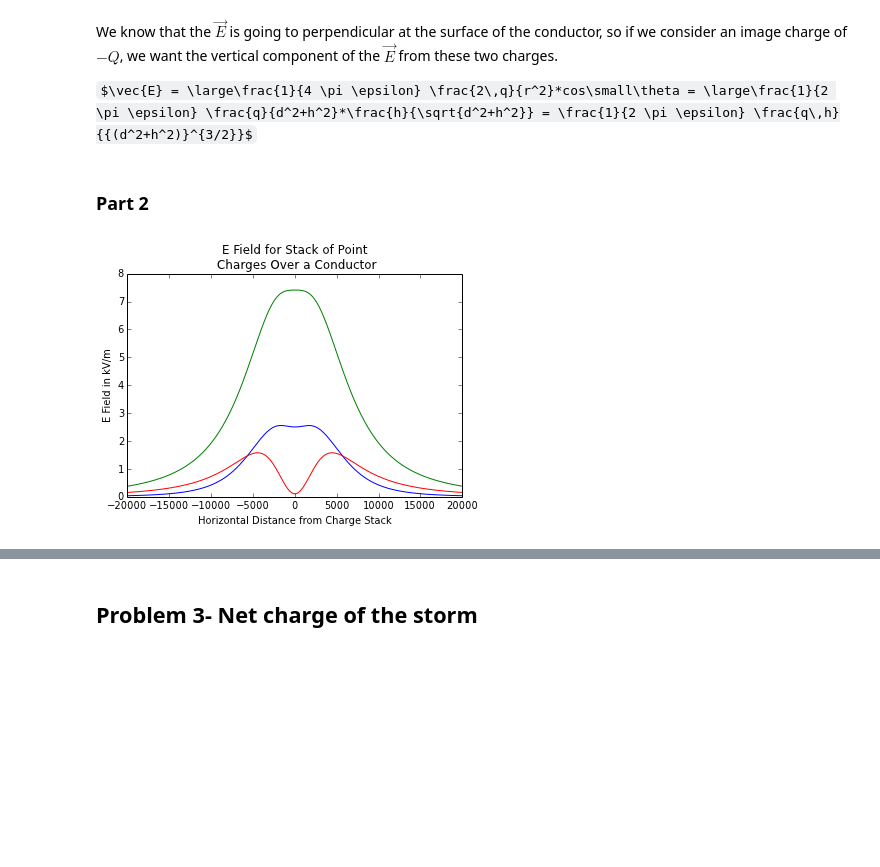
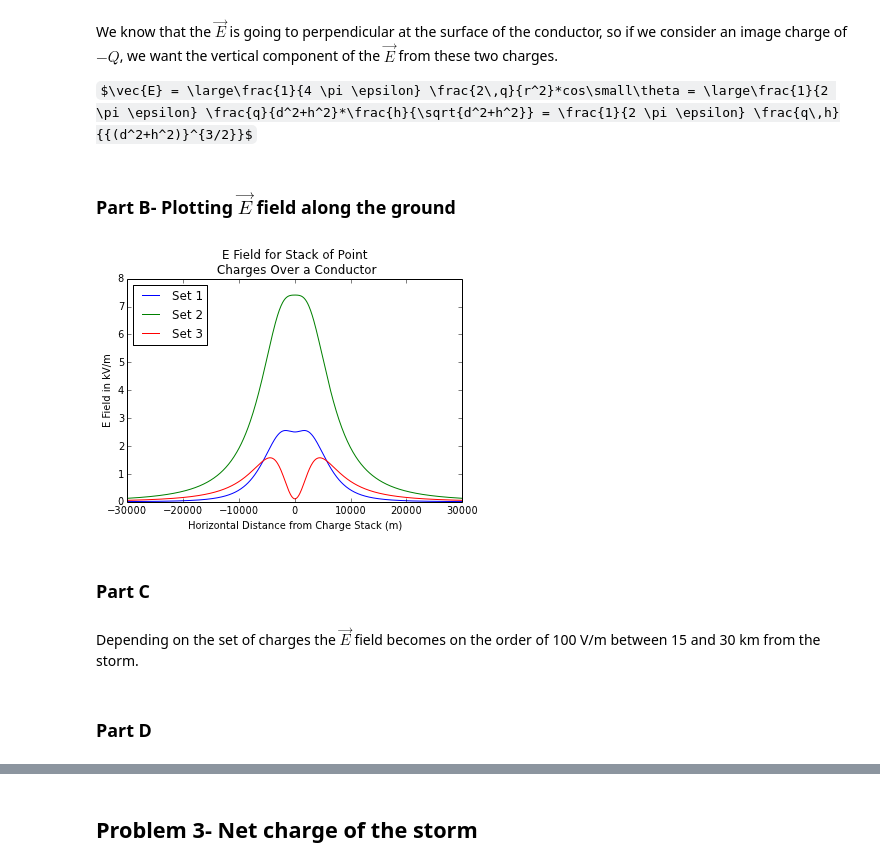
Before and after one commit to nhs36/HW2AtmoElec, a Jupyter notebook: AtmoElecHW2.ipynb, the cells around one changed output, grey strips where cells are left out. Cells and saved outputs as stored; diff of their text form; code cells hidden in the pictures; some formulas as TeX source; blank space fills up the shorter version.

```diff
--- a/AtmoElecHW2.ipynb
+++ b/AtmoElecHW2.ipynb
@@ -114,10 +121,16 @@ i3
 We know that the $\vec{E}$ is going to perpendicular at the surface of the conductor, so if we consider an image charge of $-Q$, we want the vertical component of the $\vec{E}$ from these two charges.
 
 $\vec{E} = \large\frac{1}{4 \pi \epsilon} \frac{2\,q}{r^2}*cos\small\theta = \large\frac{1}{2 \pi \epsilon} \frac{q}{d^2+h^2}*\frac{h}{\sqrt{d^2+h^2}} = \frac{1}{2 \pi \epsilon} \frac{q\,h}{{(d^2+h^2)}^{3/2}}$
+# %% [markdown]
+### Part B- Plotting $\vec{E}$ field along the ground
+# %%
+d = np.arange(-30000,30000,100)
+plot_images(heights,charge_set,d,nm_string)
+# %% [output]
+[figure, added]
 # %% [markdown]
-### Part 2
+### Part C
-# %%
-d = np.arange(-20000,20000,100)
-plot_images(heights,charge_set,d)
-# %% [output]
-[figure, removed]
+# %% [markdown]
+Depending on the set of charges the $\vec{E}$ field becomes on the order of 100 V/m between 15 and 30 km from the storm.
+# %% [markdown]
+### Part D
```
Also changed, not shown: parts of 8 cells of this notebook.
